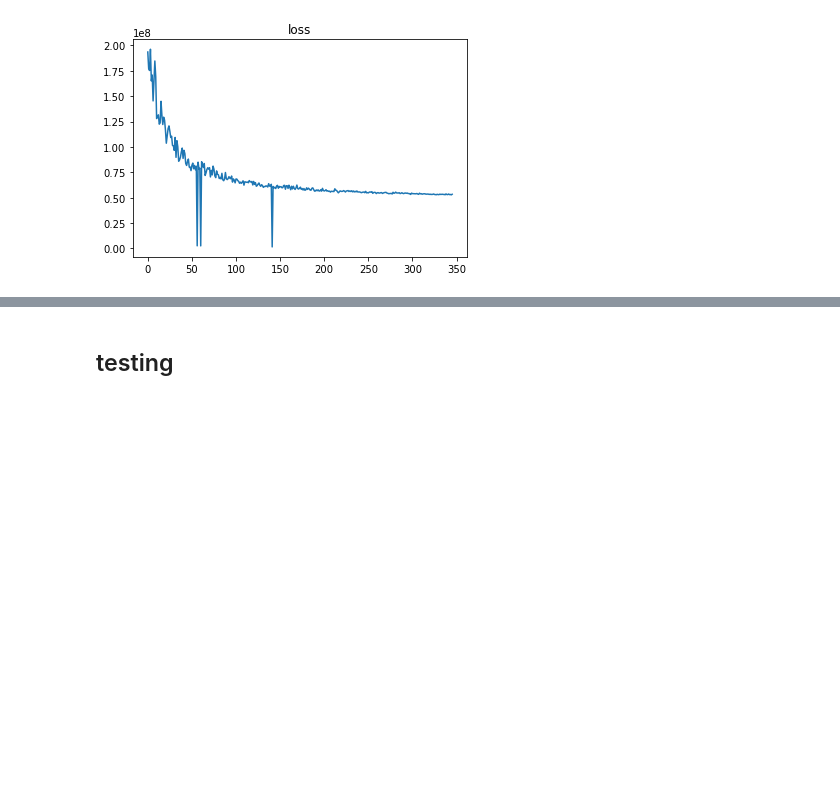
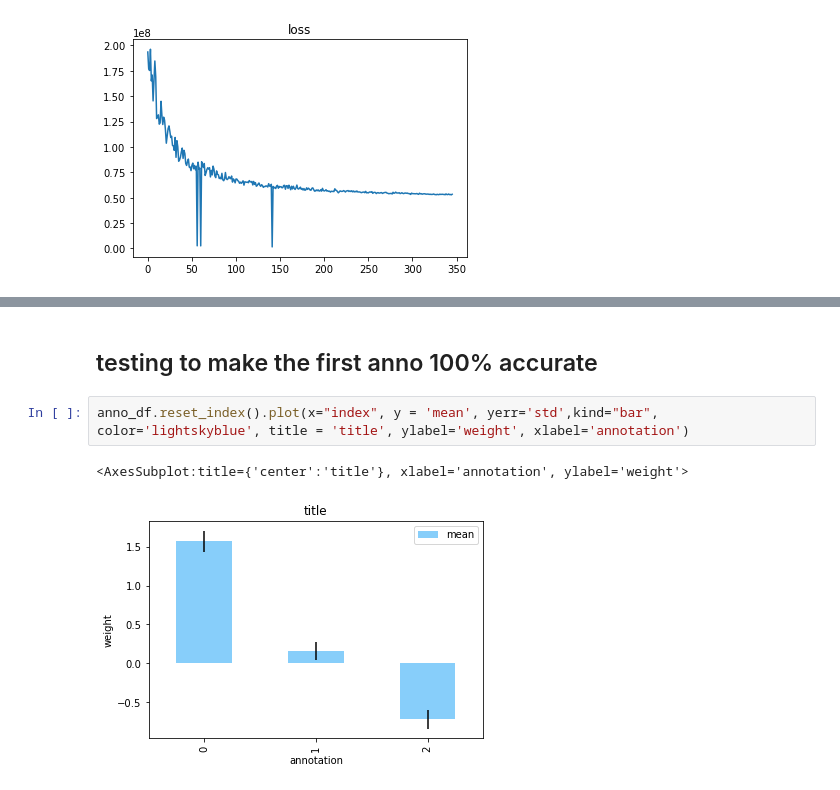
Before and after one commit to davidaknowles/casopr, a Jupyter notebook: simulation.ipynb, the cells around one changed output, grey strips where cells are left out. Saved outputs shown, nothing was run; the diff lists cells and outputs as text; blank space fills up the shorter version.

```diff
--- a/simulation.ipynb
+++ b/simulation.ipynb
@@ -279,2 +467,7 @@ Done after 148 iterations. Increasing num_particles to 8.
 # %% [markdown]
-## testing
+## testing to make the first anno 100% accurate
+# %%
+anno_df.reset_index().plot(x="index", y = 'mean', yerr='std',kind="bar", color='lightskyblue', title = 'title', ylabel='weight', xlabel='annotation')
+# %% [output]
+<AxesSubplot:title={'center':'title'}, xlabel='annotation', ylabel='weight'>
+[figure, added]
```
Also changed, not shown: parts of 14 cells of this notebook, 4 other files.
